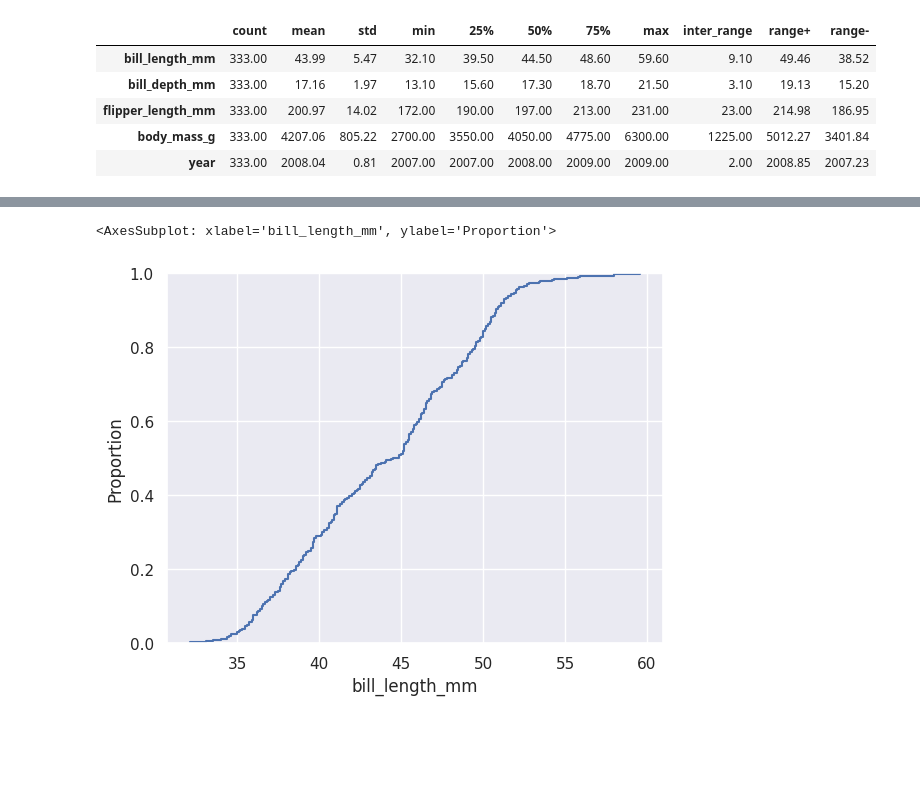
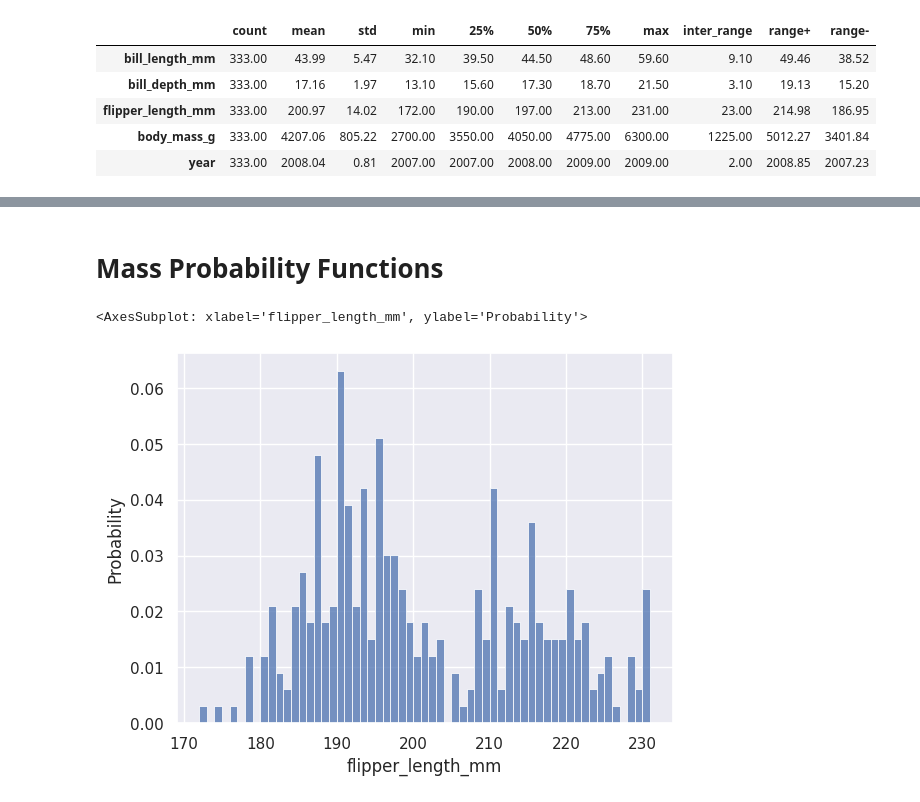
Before and after one commit to AleexSilva/Training-EDA, a Jupyter notebook: python-files/intro.ipynb, the cells around one changed output, grey strips where cells are left out. Cells and saved outputs as stored; diff of their text form; code cells hidden in the pictures; blank space fills up the shorter version.

Commit message:
Adding Mass Probability Functions

```diff
--- a/python-files/intro.ipynb
+++ b/python-files/intro.ipynb
@@ -14,6 +14,10 @@ pd.options.display.float_format= '{:.2f}'.format
 # Ignore Warnings
 import warnings
 warnings.filterwarnings('ignore')
+# %%
+#Variables
+
+Title_fontsize= 16
 # %%
 # Import CSV
 
@@ -335,7 +339,7 @@ Total    333 1.00
 # %%
 for i in df_categories:
     plt.figure(figsize=(11,5))
-    plt.title(i,fontsize=16)
+    plt.title(i,fontsize=Title_fontsize)
     plt.rcParams['figure.facecolor'] = 'White'
     sns.countplot(x=df_categories[i])
     plt.show()
@@ -450,10 +487,14 @@ for column in numeric_columns:
+# %% [markdown]
+# Mass Probability Functions
 # %%
-sns.ecdfplot(
+sns.histplot(
     data=df,
-    x='bill_length_mm'
+    x='flipper_length_mm',
+    binwidth=1,
+    stat='probability'
 )
 # %% [output]
-<AxesSubplot: xlabel='bill_length_mm', ylabel='Proportion'>
+<AxesSubplot: xlabel='flipper_length_mm', ylabel='Probability'>
-[figure, old version]
+[figure, new version]
 # %%
 import empiricaldist
```
Also changed, not shown: parts of 16 cells of this notebook.
